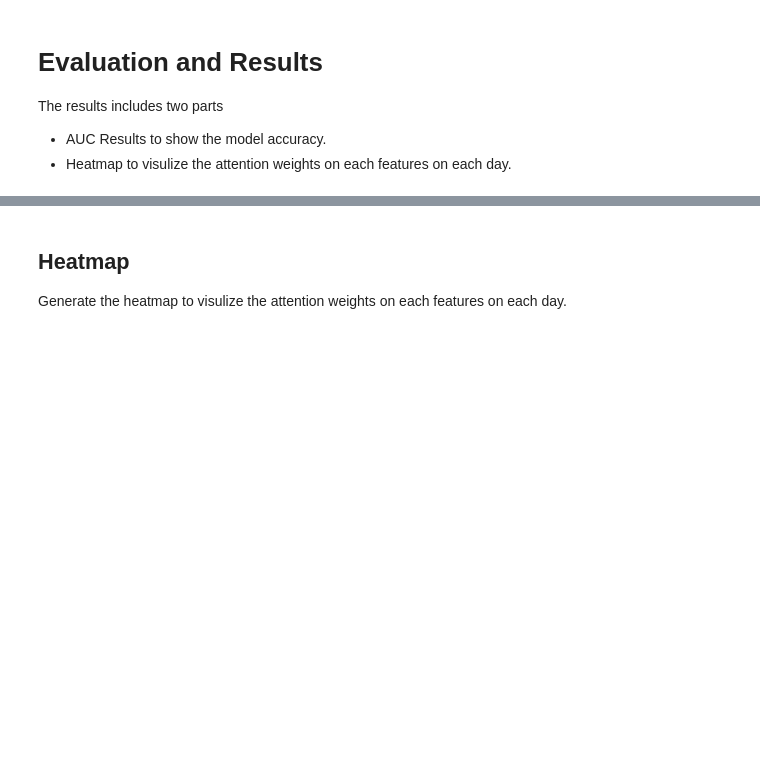
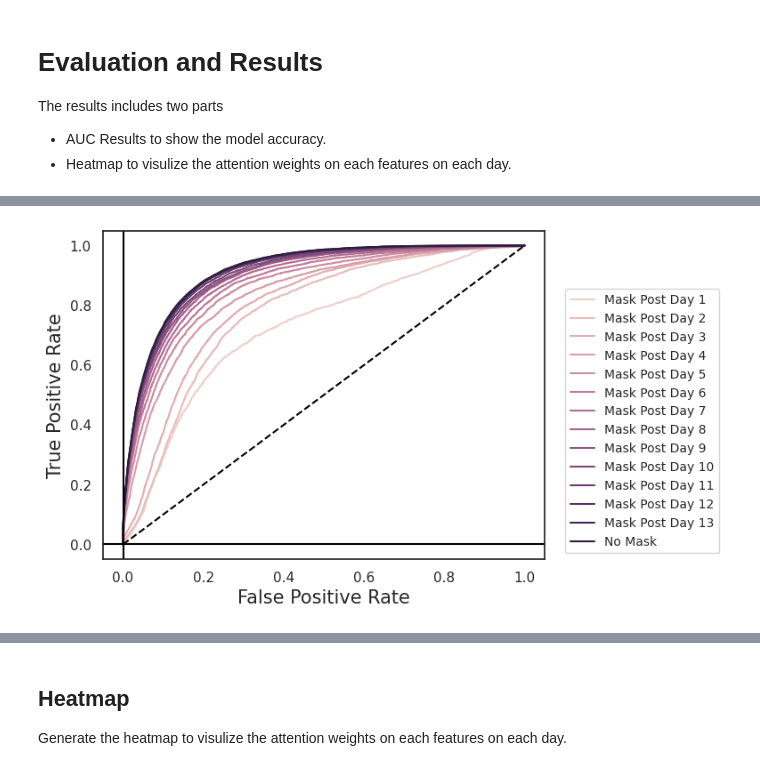
Before and after one commit to jgbyc/DL4H_Team_44, a Jupyter notebook: DL4H_Team_44.ipynb, the cells around one changed output, grey strips where cells are left out. Cells and saved outputs as stored; diff of their text form; code cells hidden in the pictures; blank space fills up the shorter version.

```diff
--- a/DL4H_Team_44.ipynb
+++ b/DL4H_Team_44.ipynb
@@ -282,0 +519,27 @@ print(classification_report(Y_TEST[~y_boolmat_test], np.around(Y_PRED_mask_0[~y_
+# %%
+##############
+## FIGURE 1 ##
+##############
+
+fig, ax = plt.subplots()
+ax.set_facecolor('white')
+
+counter = 1
+
+for color, fpr_tpr_tuple in zip(color_list, fpr_tprs):
+    if counter != 14:
+        plt.plot(fpr_tpr_tuple[0], fpr_tpr_tuple[1], label='Mask Post Day {0}'.format(counter), color=color)
+        counter = counter+1
+    elif counter == 14:
+        plt.plot(fpr_tpr_tuple[0], fpr_tpr_tuple[1], label='No Mask', color=color)
+
+plt.plot([0, 1], [0, 1], color='black', linestyle='--')
+plt.xlabel('False Positive Rate', fontsize=15)
+plt.ylabel('True Positive Rate', fontsize=15)
+plt.axhline(0, color='black')
+plt.axvline(0, color='black')
+legend = plt.legend(loc="lower right", prop={'size': 10}, bbox_to_anchor=(1.41, 0))
+# plt.savefig('./figures/{0}_roc_curves_Fig_1.eps'.format(target), format='eps',
+#              dpi=300, facecolor='white', transparent=True, bbox_extra_artists=(legend,), bbox_inches='tight')
+# %% [output]
+[figure, added]
```
Also changed, not shown: parts of 43 cells of this notebook, 3 other files.
